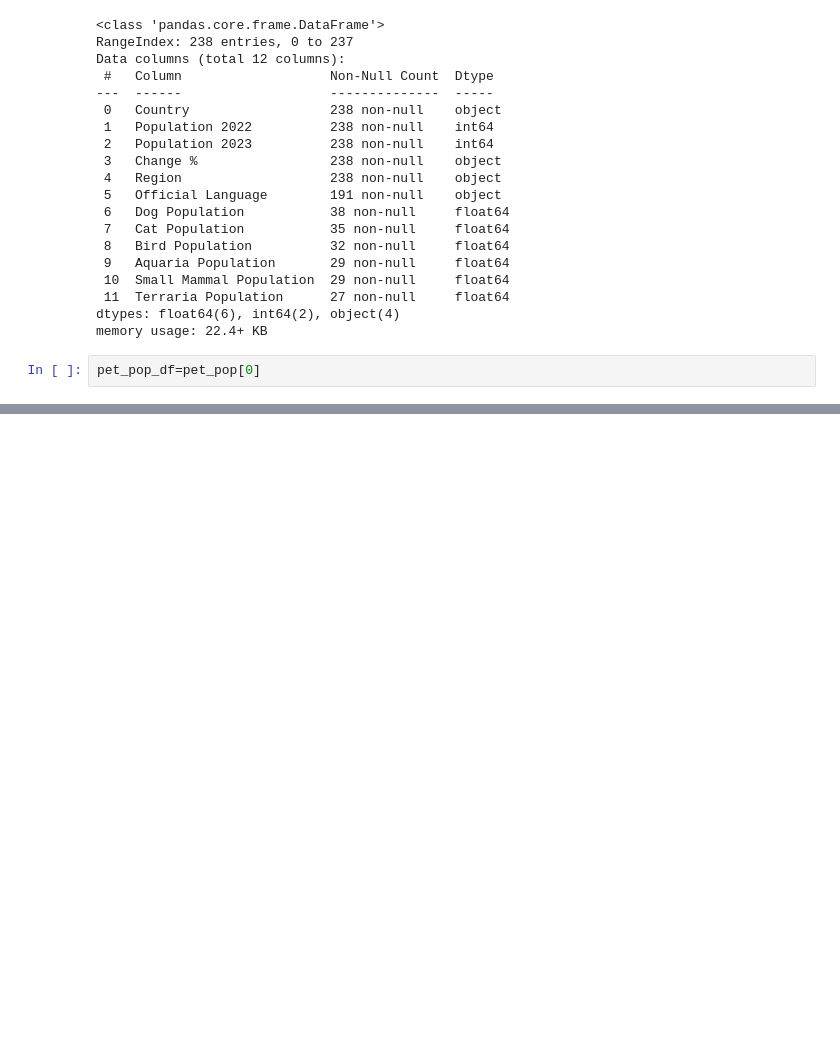
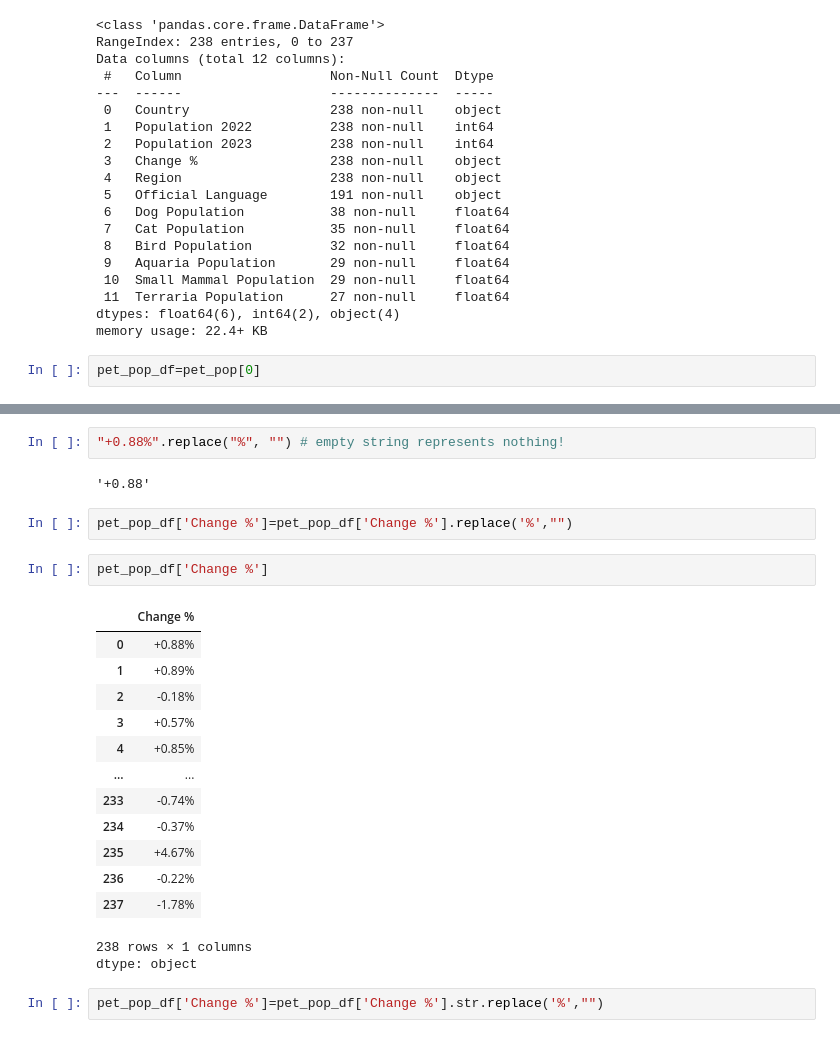
Before and after one commit to priyankaprakasan/Data-I-O-and-Preprocessing-with-Python-and-SQL, a Jupyter notebook: DataPreprocessing_Module1.ipynb, the cells around one changed output, grey strips where cells are left out. Saved outputs shown, nothing was run; the diff lists cells and outputs as text; blank space fills up the shorter version.

```diff
--- a/DataPreprocessing_Module1.ipynb
+++ b/DataPreprocessing_Module1.ipynb
@@ -49,0 +67,25 @@ pet_pop_df.head()
+# %%
+"+0.88%".replace("%", "") # empty string represents nothing!
+# %% [output]
+'+0.88'
+# %%
+pet_pop_df['Change %']=pet_pop_df['Change %'].replace('%',"")
+# %%
+pet_pop_df['Change %']
+# %% [output]
+|  | Change % |
+| 0 | +0.88% |
+| 1 | +0.89% |
+| 2 | -0.18% |
+| 3 | +0.57% |
+| 4 | +0.85% |
+| ... | ... |
+| 233 | -0.74% |
+| 234 | -0.37% |
+| 235 | +4.67% |
+| 236 | -0.22% |
+| 237 | -1.78% |
+238 rows × 1 columns
+dtype: object
+# %%
+pet_pop_df['Change %']=pet_pop_df['Change %'].str.replace('%',"")
```
Also changed, not shown: parts of 15 cells of this notebook.
